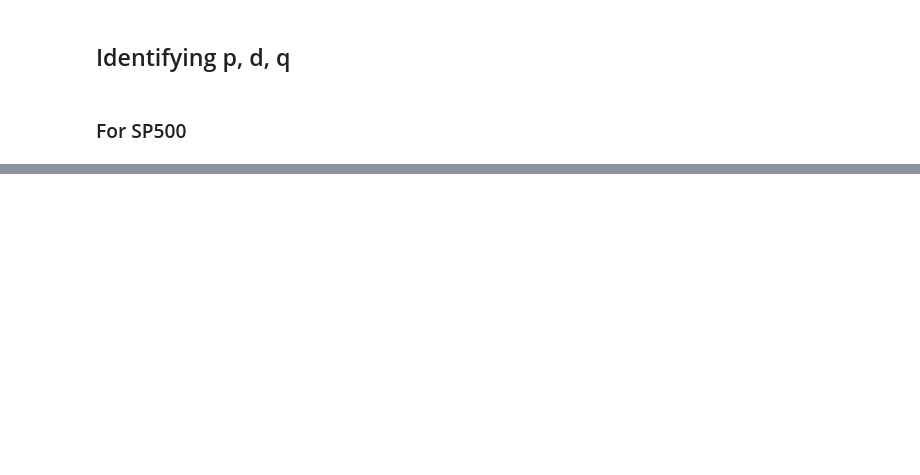
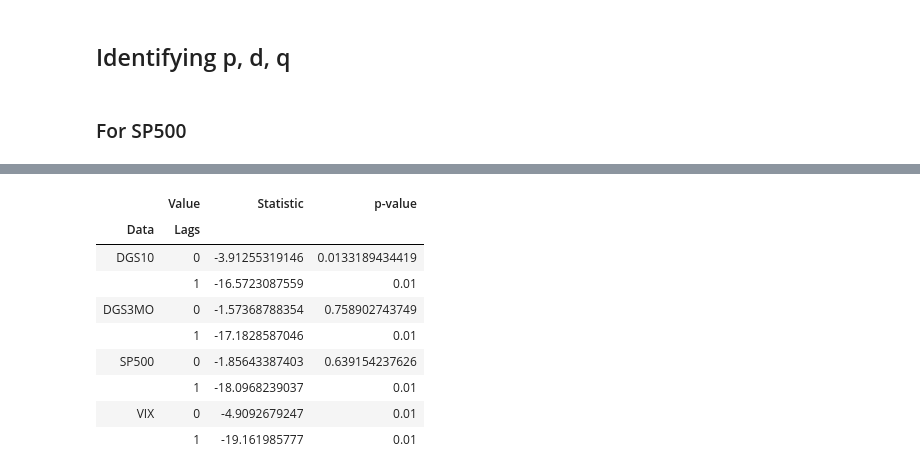
Before and after one commit to sglyon/BYUclasses, a Jupyter notebook: Economics/E588/Project/EPP Fred and S&P.ipynb, the cells around one changed output, grey strips where cells are left out. Saved outputs shown, nothing was run; the diff lists cells and outputs as text; code cells hidden in the pictures; blank space fills up the shorter version.

```diff
--- a/Economics/E588/Project/EPP Fred and S&P.ipynb
+++ b/Economics/E588/Project/EPP Fred and S&P.ipynb
@@ -339,0 +347,34 @@ data.v
+# %%
+# Do adf tests in R
+spadf = %R adf.test(sp500)
+spadfl = %R adf.test(diff(sp500, 1))
+vixadf = %R adf.test(vix)
+vixadfl = %R adf.test(diff(vix, 1))
+dgs10adf = %R adf.test(dgs10)
+dgs10adfl = %R adf.test(diff(dgs10, 1))
+dgs3adf = %R adf.test(dgs3mo)
+dgs3adfl = %R adf.test(diff(dgs3mo, 1))
+# %%
+# Pull R results back into a pandas data frame
+adf_testsR = np.column_stack([spadf, spadfl, vixadf, vixadfl, dgs10adf, dgs10adfl, dgs3adf, dgs3adfl])
+indR = ['Statistic', 'a', 'b', 'p-value', 'd', 'e']
+adfR = pd.DataFrame(adf_testsR, index=indR)
+multi_indR = [['SP500', 'SP500', 'VIX', 'VIX', 'DGS10', 'DGS10', 'DGS3MO', 'DGS3MO'],
+             [0, 1, 0, 1, 0, 1, 0, 1]]
+adfR.columns = pd.MultiIndex.from_arrays(multi_indR)
+adfR.columns.names = ['Data', 'Lags']
+adfR = adfR.ix[['Statistic', 'p-value']]
+adfR.index.name = 'Value'
+adfR = adfR.T.sort_index()
+adfR
+# %% [output]
+|  | Value | Statistic | p-value |
+| Data | Lags |  |  |
+| DGS10 | 0 | -3.91255319146 | 0.0133189434419 |
+|  | 1 | -16.5723087559 | 0.01 |
+| DGS3MO | 0 | -1.57368788354 | 0.758902743749 |
+|  | 1 | -17.1828587046 | 0.01 |
+| SP500 | 0 | -1.85643387403 | 0.639154237626 |
+|  | 1 | -18.0968239037 | 0.01 |
+| VIX | 0 | -4.9092679247 | 0.01 |
+|  | 1 | -19.161985777 | 0.01 |
```
Also changed, not shown: parts of 29 cells of this notebook, 21 other files.
